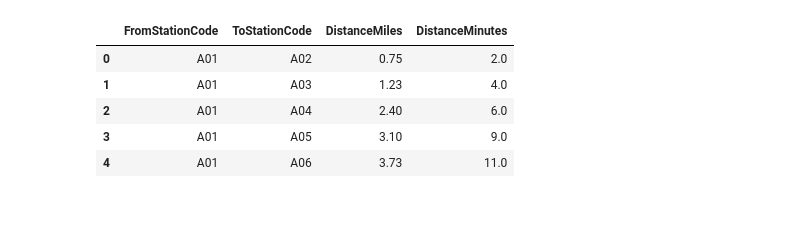
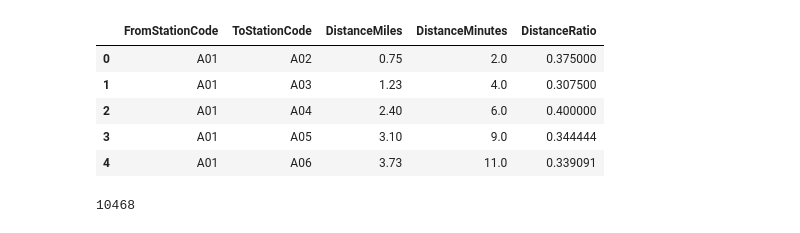
Before and after one commit to RicketyCrickitty/WMATA-Metro-Analysis, a Jupyter notebook: rail_system_network_analyis.ipynb, the cells around one changed output. Drawn from its saved outputs; the diff is of its cells as text; code cells hidden in the pictures.

```diff
--- a/rail_system_network_analyis.ipynb
+++ b/rail_system_network_analyis.ipynb
@@ -5,10 +8,11 @@ import pandas as pd
 # %%
 edges_df = pd.read_csv('data/api_data/station_distances.csv')
+edges_df['DistanceRatio'] = edges_df['DistanceMiles'] / edges_df['DistanceMinutes']
 edges_df.head()
 # %% [output]
-|  | FromStationCode | ToStationCode | DistanceMiles | DistanceMinutes |
-| 0 | A01 | A02 | 0.75 | 2.0 |
-| 1 | A01 | A03 | 1.23 | 4.0 |
-| 2 | A01 | A04 | 2.40 | 6.0 |
-| 3 | A01 | A05 | 3.10 | 9.0 |
-| 4 | A01 | A06 | 3.73 | 11.0 |
+|  | FromStationCode | ToStationCode | DistanceMiles | DistanceMinutes | DistanceRatio |
+| 0 | A01 | A02 | 0.75 | 2.0 | 0.375000 |
+| 1 | A01 | A03 | 1.23 | 4.0 | 0.307500 |
+| 2 | A01 | A04 | 2.40 | 6.0 | 0.400000 |
+| 3 | A01 | A05 | 3.10 | 9.0 | 0.344444 |
+| 4 | A01 | A06 | 3.73 | 11.0 | 0.339091 |
@@ -18,3 +19,7 @@ edges_in_miles = edges_in_min = edges_df[['FromStationCode', 'ToStationCode', 'D
+# %%
+print(len(edges_df))
+# %% [output]
+10468
 # %%
 # Grab node location data'
 station_list_path = 'data/api_data/station_list.xml'
```
Also changed, not shown: parts of 10 cells of this notebook.
